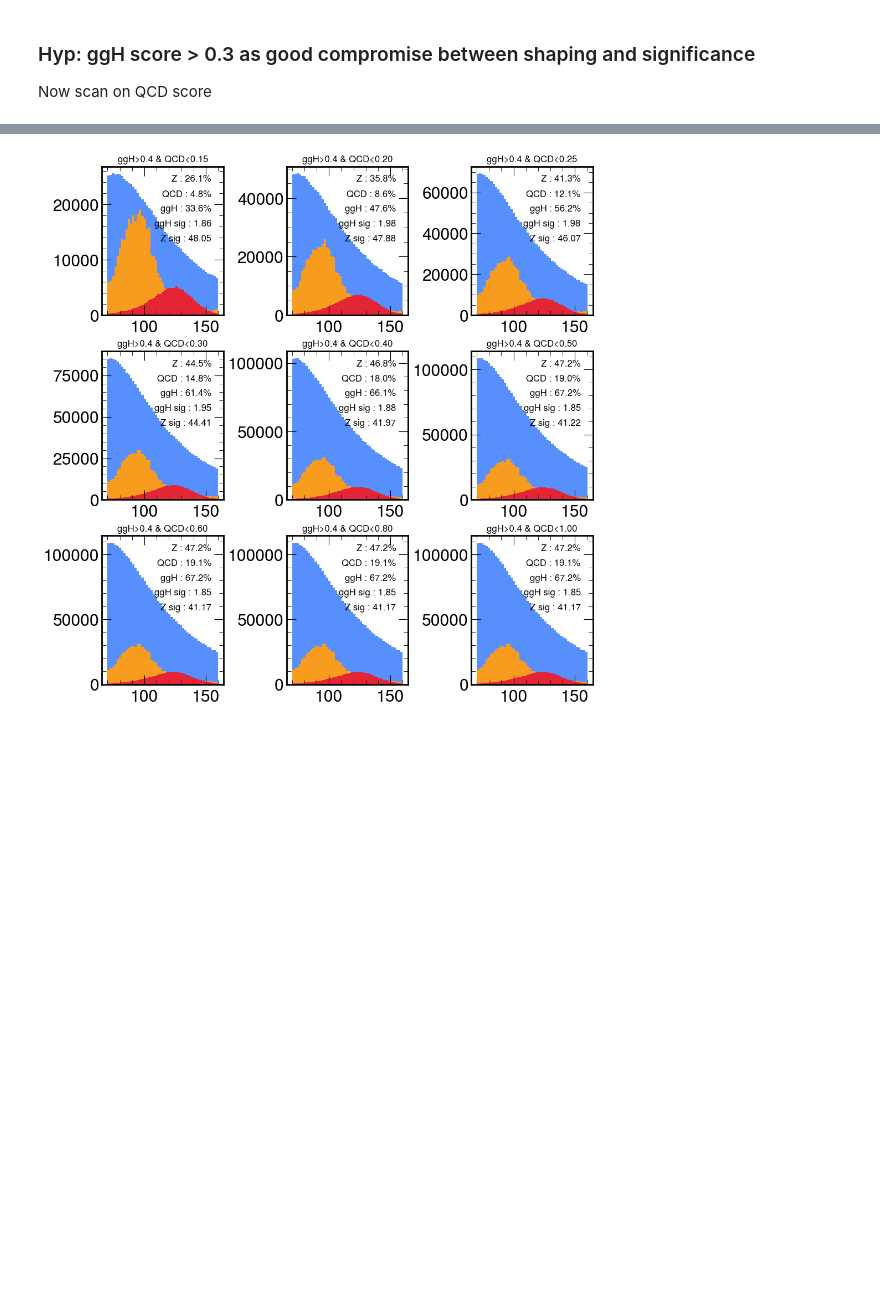
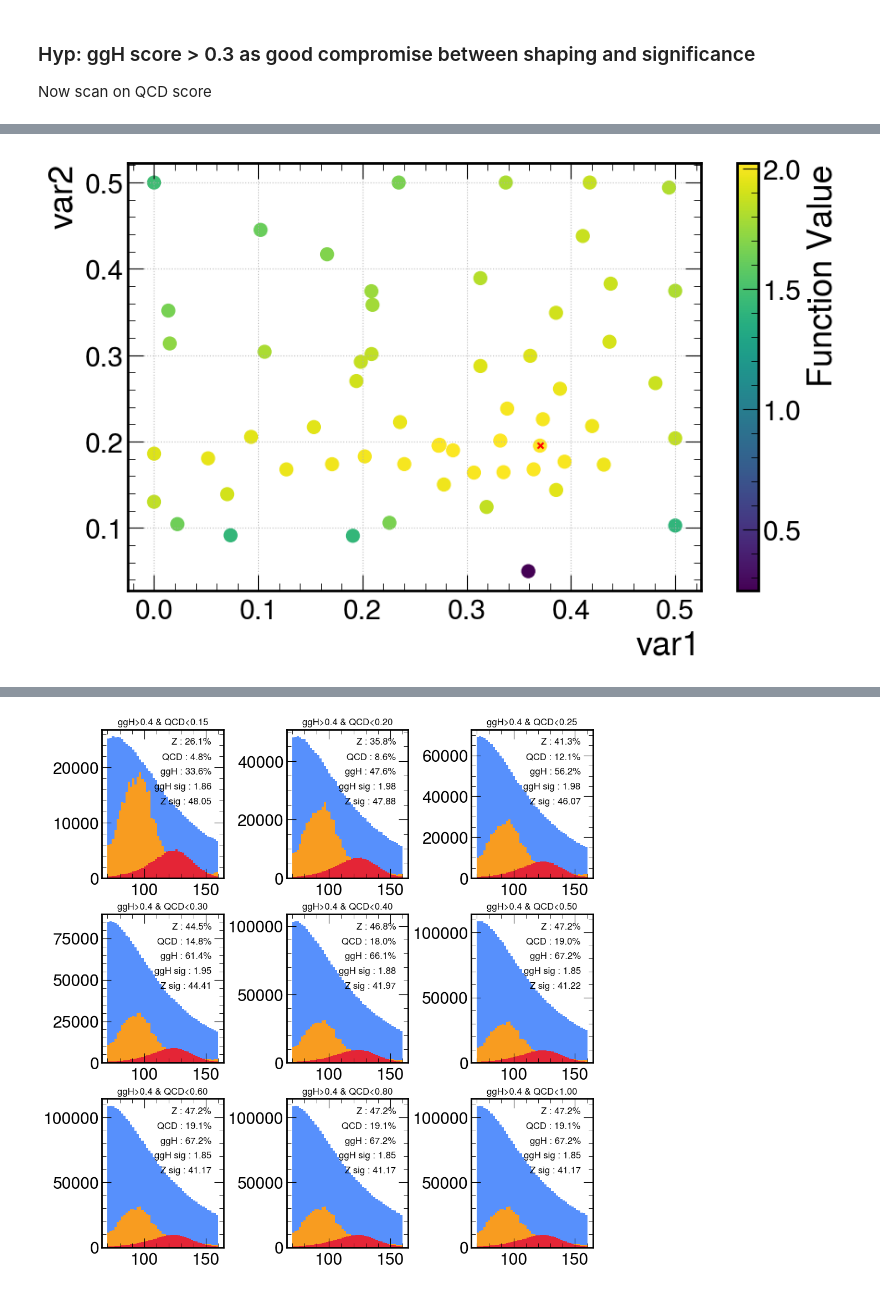
Before and after one commit to giovannicelotto/ggHbb, a Jupyter notebook: NN/cutOnPredictionsHiggs.ipynb, the cells around one changed output, grey strips where cells are left out. Saved outputs shown, nothing was run; the diff lists cells and outputs as text; code cells hidden in the pictures; blank space fills up the shorter version.

```diff
--- a/NN/cutOnPredictionsHiggs.ipynb
+++ b/NN/cutOnPredictionsHiggs.ipynb
@@ -441,3 +442,28 @@ significance in mass region after cut : 2.01
+# %%
+var1 = []
+var2 = []
+y_values = []
+var1_m, var2_m = optimizer.max["params"]["t_H"], optimizer.max["params"]["t_qcd"]
+for res in optimizer.res:
+    var1.append(res["params"]["t_H"])
+    var2.append(res["params"]["t_qcd"])
+    y_values.append(res["target"])
+
+var1 = np.array(var1)
+var2 = np.array(var2)
+y_values = np.array(y_values)
+# Plot the sampled points in the parameter space
+fig, ax = plt.subplots(1, 1, figsize=(10, 6))
+scatter = ax.scatter(var1, var2, c=y_values, cmap='viridis', s=100)
+ax.scatter(var1_m, var2_m, color='red', marker='x', s=20)
+cbar = fig.colorbar(scatter, ax=ax)
+cbar.set_label('Function Value')
+ax.set_xlabel('var1')
+ax.set_ylabel('var2')
+#ax.set_title('Sampled Points in the Parameter Space')
+ax.grid(True)
+# %% [output]
+[figure, added]
 # %%
 
 fig, ax = plt.subplots(1, 1, figsize=(10, 10), constrained_layout=True)
```
Also changed, not shown: parts of 6 cells of this notebook, 3 other files.
